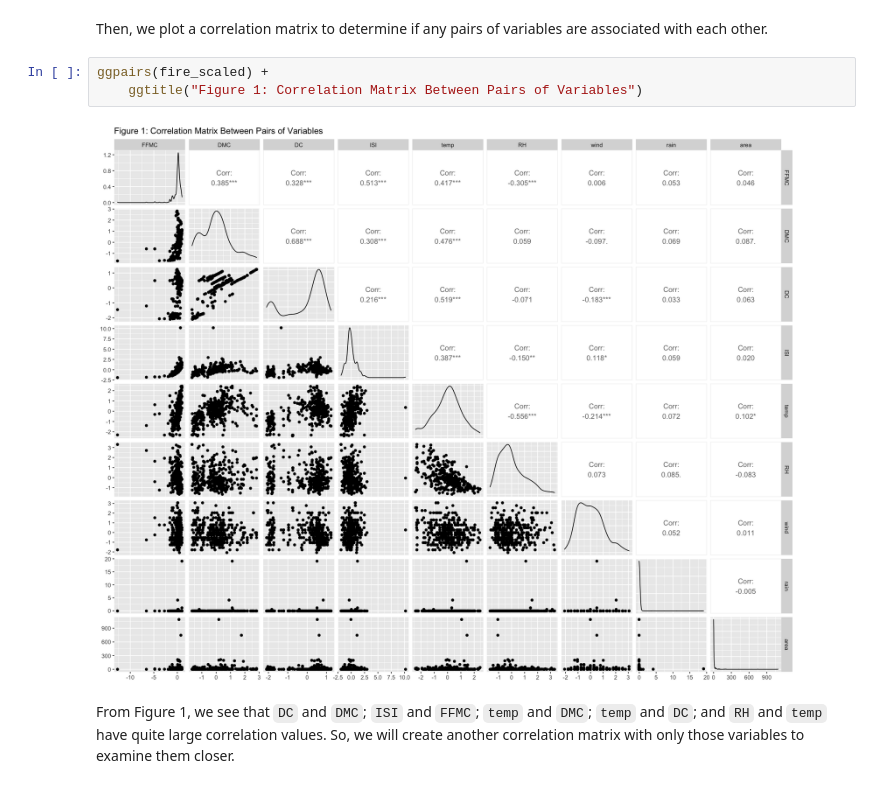
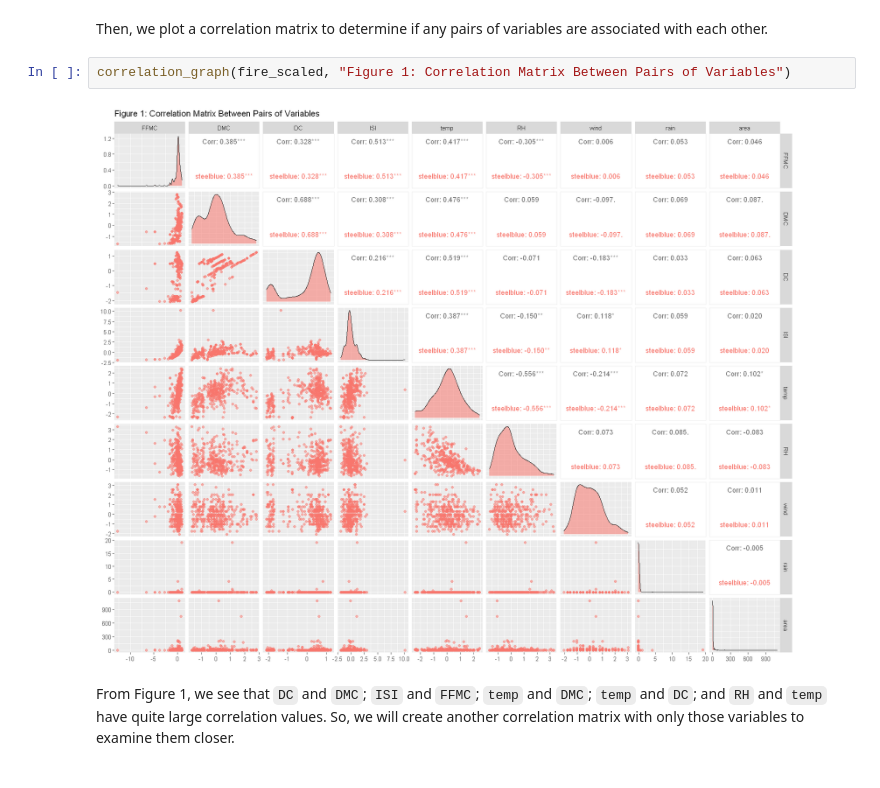
Before and after one commit to DSCI-310/DSCI-310-Group-11, a Jupyter notebook: notebooks/forest-fire-analysis.ipynb, the cells around one changed output. Drawn from its saved outputs; the diff is of its cells as text.

Commit message:
Added correlation_graph function in jupyter notebook

```diff
--- a/notebooks/forest-fire-analysis.ipynb
+++ b/notebooks/forest-fire-analysis.ipynb
@@ -76,10 +76,9 @@ fire_scaled <- fire_recipe %>%
 # %% [markdown]
 Then, we plot a correlation matrix to determine if any pairs of variables are associated with each other.
 # %%
-ggpairs(fire_scaled) +
-    ggtitle("Figure 1: Correlation Matrix Between Pairs of Variables")
+correlation_graph(fire_scaled, "Figure 1: Correlation Matrix Between Pairs of Variables")
 # %% [output]
-[figure, old version]
+[figure, new version]
 # %% [markdown]
 From Figure 1, we see that `DC` and `DMC`; `ISI` and `FFMC`; `temp` and `DMC`; `temp` and `DC`; and `RH` and `temp` have quite large correlation values. So, we will create another correlation matrix with only those variables to examine them closer.
 # %%
```
Also changed, not shown: parts of 1 cell of this notebook.
